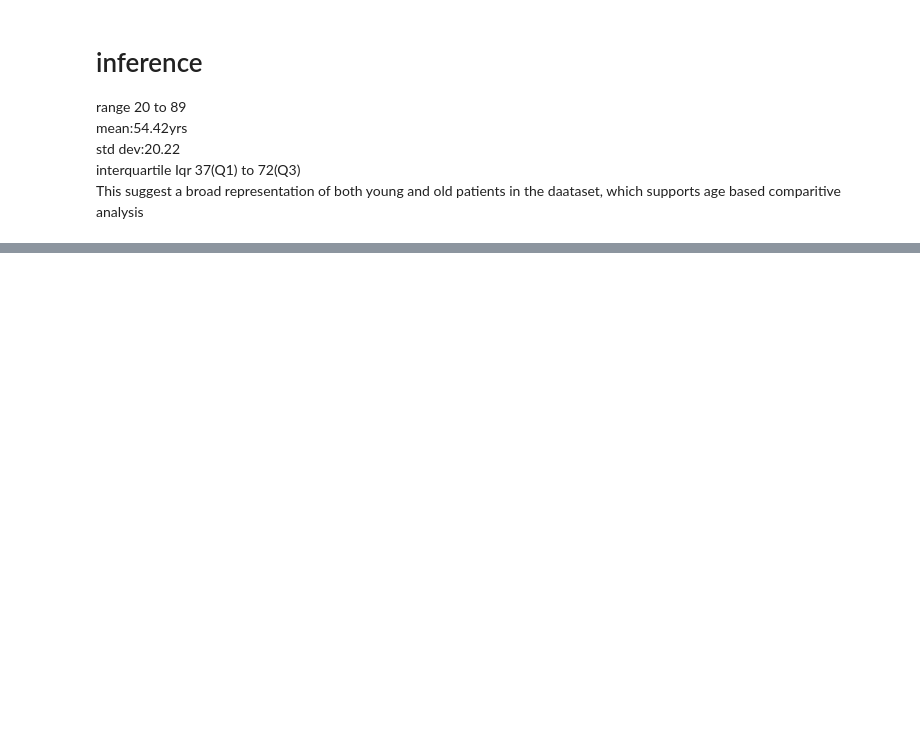
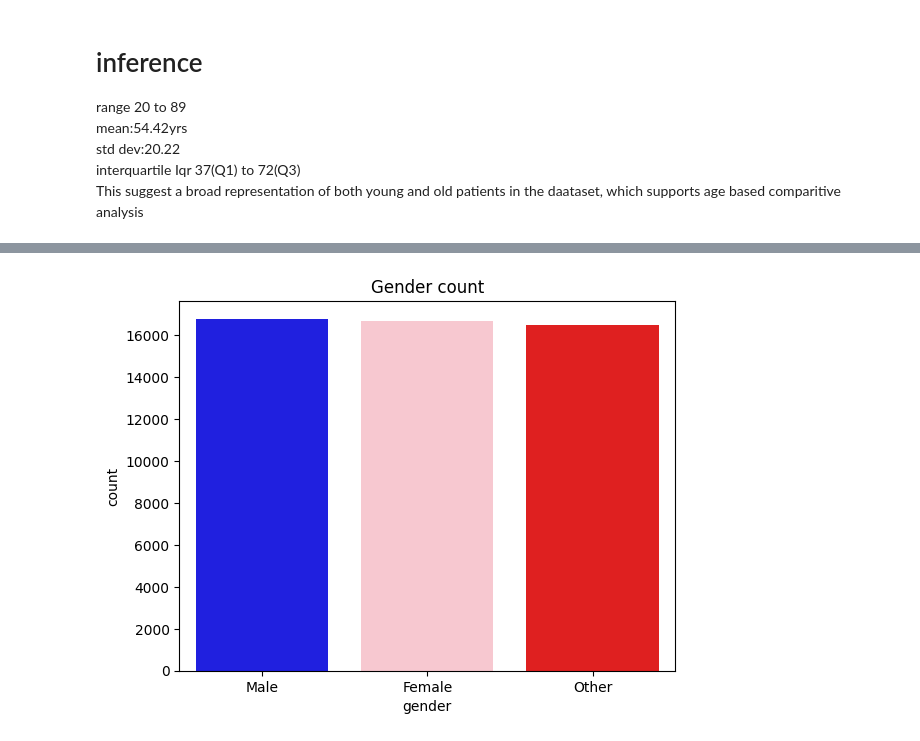
Before and after one commit to PrathamPatel01/Comprehensive-Eda---Inferential-Analysis, a Jupyter notebook: main.ipynb, the cells around one changed output, grey strips where cells are left out. Cells and saved outputs as stored; diff of their text form; code cells hidden in the pictures; blank space fills up the shorter version.

Commit message:
gender inference

```diff
--- a/main.ipynb
+++ b/main.ipynb
@@ -81,0 +84,12 @@ plt.show()
+# %%
+#GENDER coulumn
+data['Gender'].value_counts()
+
+sns.barplot(x = data['Gender'].value_counts().index,
+            y=data['Gender'].value_counts().values, palette=['blue','pink','red'])
+plt.title('Gender count')
+plt.xlabel('gender')
+plt.ylabel('count')
+plt.show()
+# %% [output]
+[figure, added]
```
Also changed, not shown: parts of 1 cell of this notebook.
